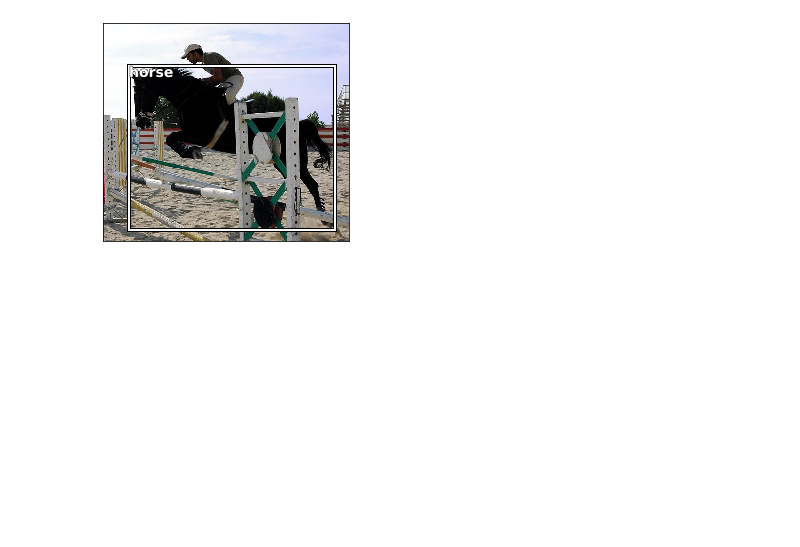
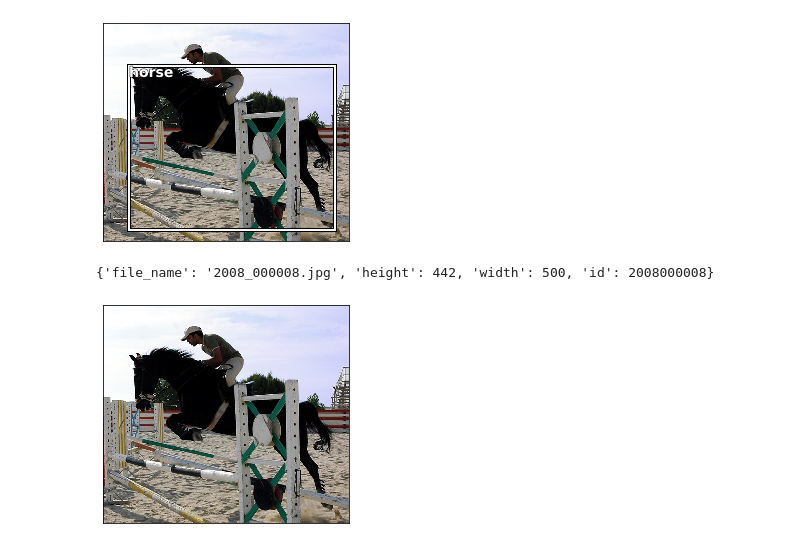
Before and after one commit to andrewhuang51/ECE285, a Jupyter notebook: Code/Project C MLDS.ipynb, the cells around one changed output. Saved outputs shown, nothing was run; the diff lists cells and outputs as text; code cells hidden in the pictures; blank space fills up the shorter version.

```diff
--- a/Code/Project C MLDS.ipynb
+++ b/Code/Project C MLDS.ipynb
@@ -160,3 +160,15 @@ draw_rect(ax, b)
 draw_text(ax, b[:2], cats[im0_a[1]])
 # %% [output]
 [figure]
+# %%
+im0_d
+# %% [output]
+{'file_name': '2008_000008.jpg', 'height': 442, 'width': 500, 'id': 2008000008}
+# %%
+def open_image(path): return Image.open(path).convert('RGB')
+# %%
+path = JPEGS/im0_d[FILE_NAME]
+im = open_image(path)
+ax = show_img(im)
+# %% [output]
+[figure, added]
```
Also changed, not shown: parts of 3 cells of this notebook, 3 other files.
